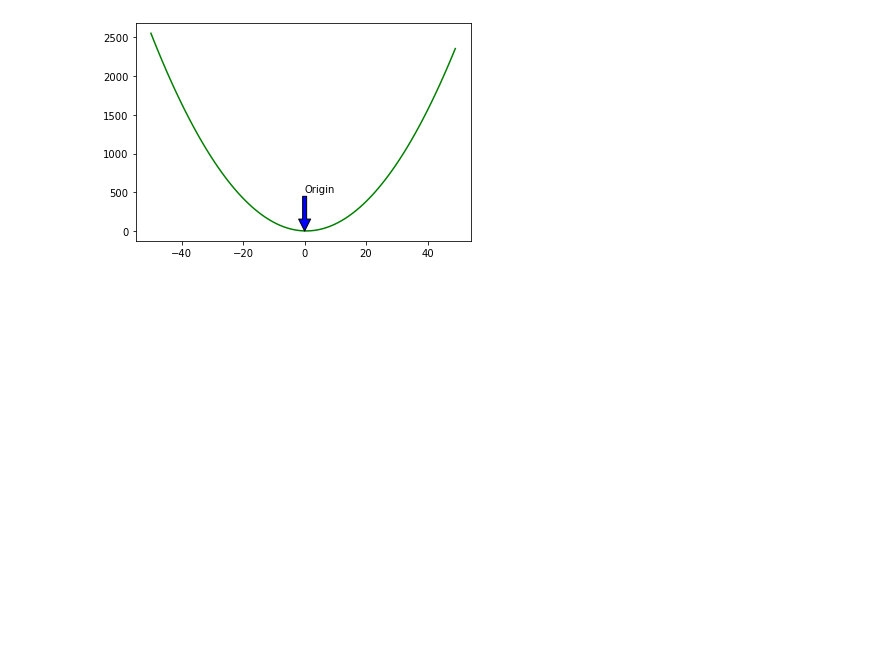
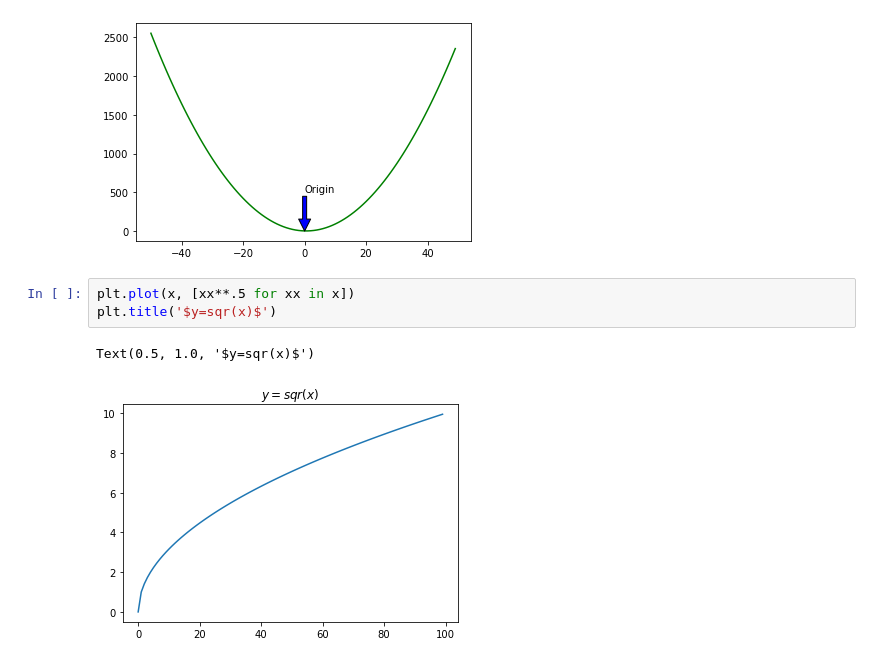
Before and after one commit to richie-p-meyer/numpy-pandas-visualization-exercises, a Jupyter notebook: matplotlib_exercises.ipynb, the cells around one changed output. Saved outputs shown, nothing was run; the diff lists cells and outputs as text; blank space fills up the shorter version.

```diff
--- a/matplotlib_exercises.ipynb
+++ b/matplotlib_exercises.ipynb
@@ -13,3 +13,9 @@ plt.annotate('Origin', xy = (0,0), xytext = (0,500),arrowprops = {'facecolor':'b
 plt.show()
 # %% [output]
 [figure]
+# %%
+plt.plot(x, [xx**.5 for xx in x])
+plt.title('$y=sqr(x)$')
+# %% [output]
+Text(0.5, 1.0, '$y=sqr(x)$')
+[figure, added]
```
Also changed, not shown: parts of 5 cells of this notebook, 3 other files.
